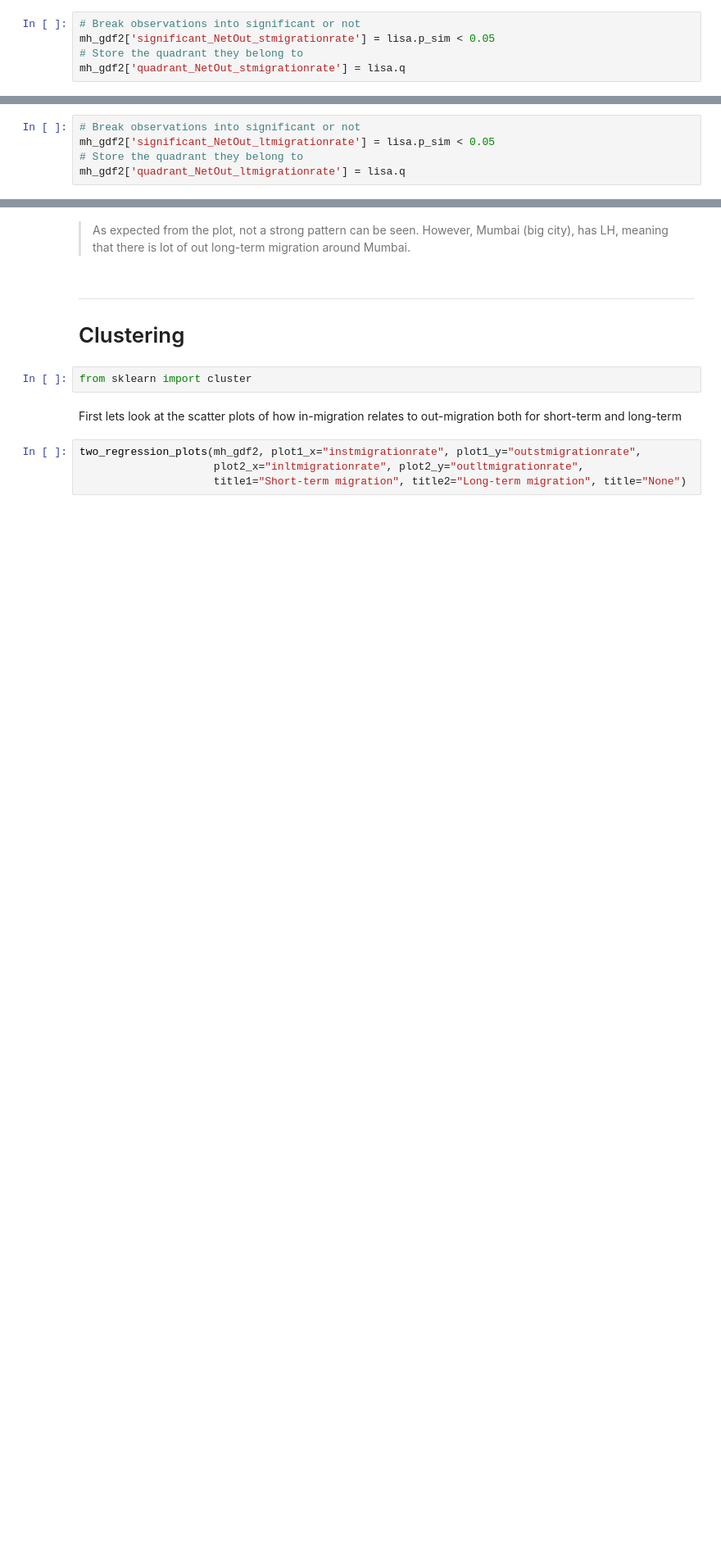
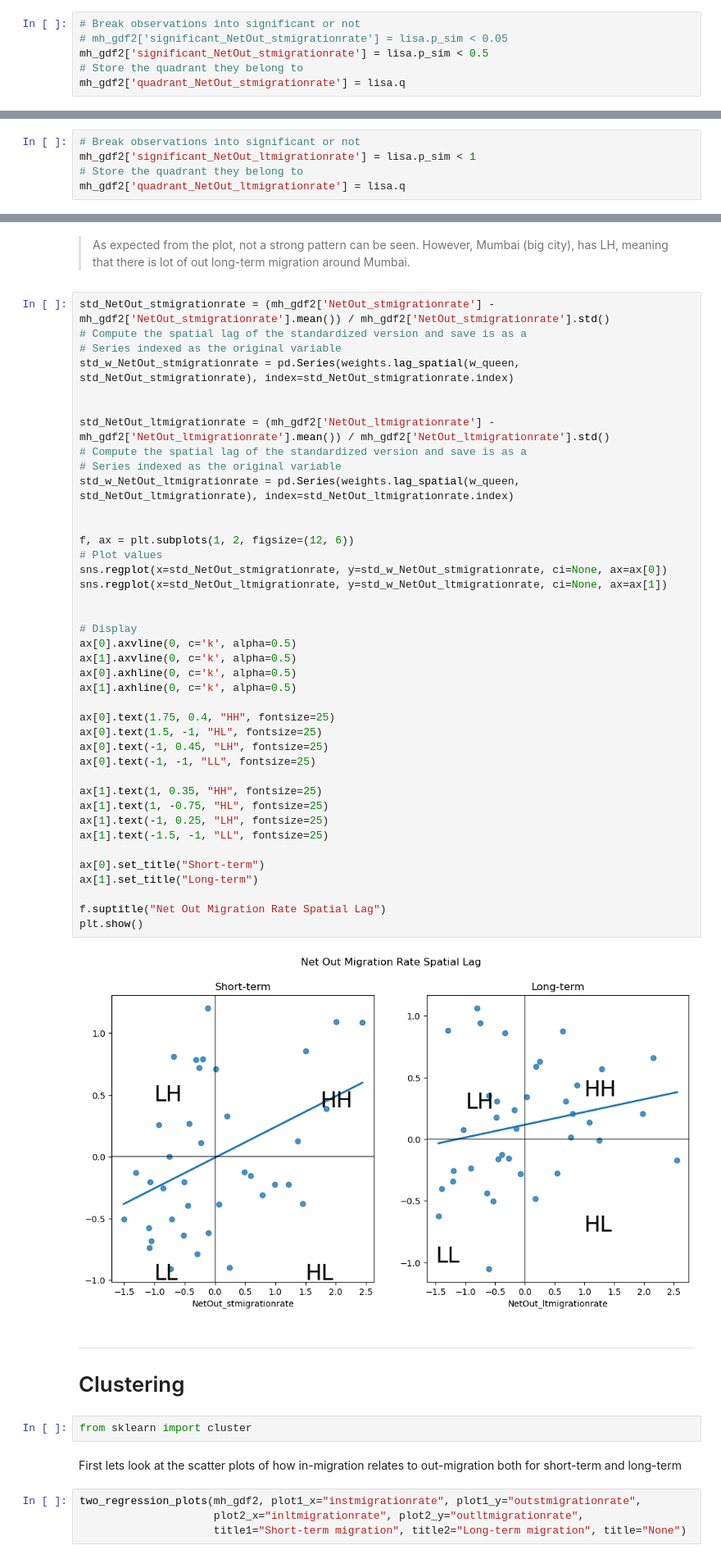
Before and after one commit to vidushi711/SDS_Final, a Jupyter notebook: Exploration/bihar_migration.ipynb, the cells around one changed output, grey strips where cells are left out. Shown at 82% size. Saved outputs shown, nothing was run; the diff lists cells and outputs as text; blank space fills up the shorter version.

```diff
--- a/Exploration/bihar_migration.ipynb
+++ b/Exploration/bihar_migration.ipynb
@@ -816,7 +863,8 @@ lisa
 <esda.moran.Moran_Local at 0x...>
 # %%
 # Break observations into significant or not
-mh_gdf2['significant_NetOut_stmigrationrate'] = lisa.p_sim < 0.05
+# mh_gdf2['significant_NetOut_stmigrationrate'] = lisa.p_sim < 0.05
+mh_gdf2['significant_NetOut_stmigrationrate'] = lisa.p_sim < 0.5
 # Store the quadrant they belong to
 mh_gdf2['quadrant_NetOut_stmigrationrate'] = lisa.q
 # %%
@@ -913,7 +961,7 @@ High value of p_sim suggests that long term migration is not well spatially corr
 lisa = esda.Moran_Local(mh_gdf2['NetOut_ltmigrationrate'], w_queen)
 # %%
 # Break observations into significant or not
-mh_gdf2['significant_NetOut_ltmigrationrate'] = lisa.p_sim < 0.05
+mh_gdf2['significant_NetOut_ltmigrationrate'] = lisa.p_sim < 1
 # Store the quadrant they belong to
 mh_gdf2['quadrant_NetOut_ltmigrationrate'] = lisa.q
 # %%
@@ -922,6 +970,48 @@ lisa_cluster(lisa, mh_gdf2);
 [figure]
 # %% [markdown]
 > As expected from the plot, not a strong pattern can be seen. However, Mumbai (big city), has LH, meaning that there is lot of out long-term migration around Mumbai.
+# %%
+std_NetOut_stmigrationrate = (mh_gdf2['NetOut_stmigrationrate'] - mh_gdf2['NetOut_stmigrationrate'].mean()) / mh_gdf2['NetOut_stmigrationrate'].std()
+# Compute the spatial lag of the standardized version and save is as a
+# Series indexed as the original variable
+std_w_NetOut_stmigrationrate = pd.Series(weights.lag_spatial(w_queen, std_NetOut_stmigrationrate), index=std_NetOut_stmigrationrate.index)
+
+
+std_NetOut_ltmigrationrate = (mh_gdf2['NetOut_ltmigrationrate'] - mh_gdf2['NetOut_ltmigrationrate'].mean()) / mh_gdf2['NetOut_ltmigrationrate'].std()
+# Compute the spatial lag of the standardized version and save is as a
+# Series indexed as the original variable
+std_w_NetOut_ltmigrationrate = pd.Series(weights.lag_spatial(w_queen, std_NetOut_ltmigrationrate), index=std_NetOut_ltmigrationrate.index)
+
+
+f, ax = plt.subplots(1, 2, figsize=(12, 6))
+# Plot values
+sns.regplot(x=std_NetOut_stmigrationrate, y=std_w_NetOut_stmigrationrate, ci=None, ax=ax[0])
+sns.regplot(x=std_NetOut_ltmigrationrate, y=std_w_NetOut_ltmigrationrate, ci=None, ax=ax[1])
+
+
+# Display
+ax[0].axvline(0, c='k', alpha=0.5)
+ax[1].axvline(0, c='k', alpha=0.5)
+ax[0].axhline(0, c='k', alpha=0.5)
+ax[1].axhline(0, c='k', alpha=0.5)
+
+ax[0].text(1.75, 0.4, "HH", fontsize=25)
+ax[0].text(1.5, -1, "HL", fontsize=25)
+ax[0].text(-1, 0.45, "LH", fontsize=25)
+ax[0].text(-1, -1, "LL", fontsize=25)
+
+ax[1].text(1, 0.35, "HH", fontsize=25)
+ax[1].text(1, -0.75, "HL", fontsize=25)
+ax[1].text(-1, 0.25, "LH", fontsize=25)
+ax[1].text(-1.5, -1, "LL", fontsize=25)
+
+ax[0].set_title("Short-term")
+ax[1].set_title("Long-term")
+
+f.suptitle("Net Out Migration Rate Spatial Lag")
+plt.show()
+# %% [output]
+[figure, added]
 # %% [markdown]
 ---
 
```
Also changed, not shown: parts of 14 cells of this notebook, 6 other files.
